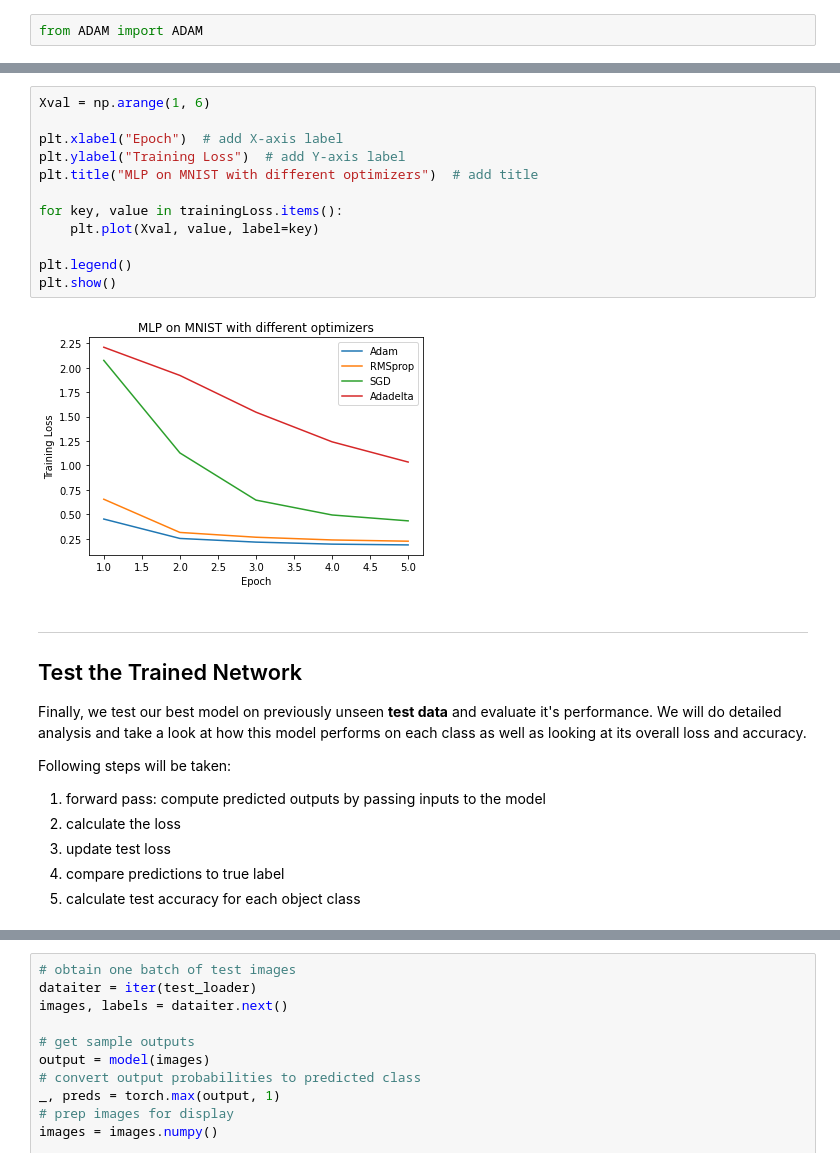
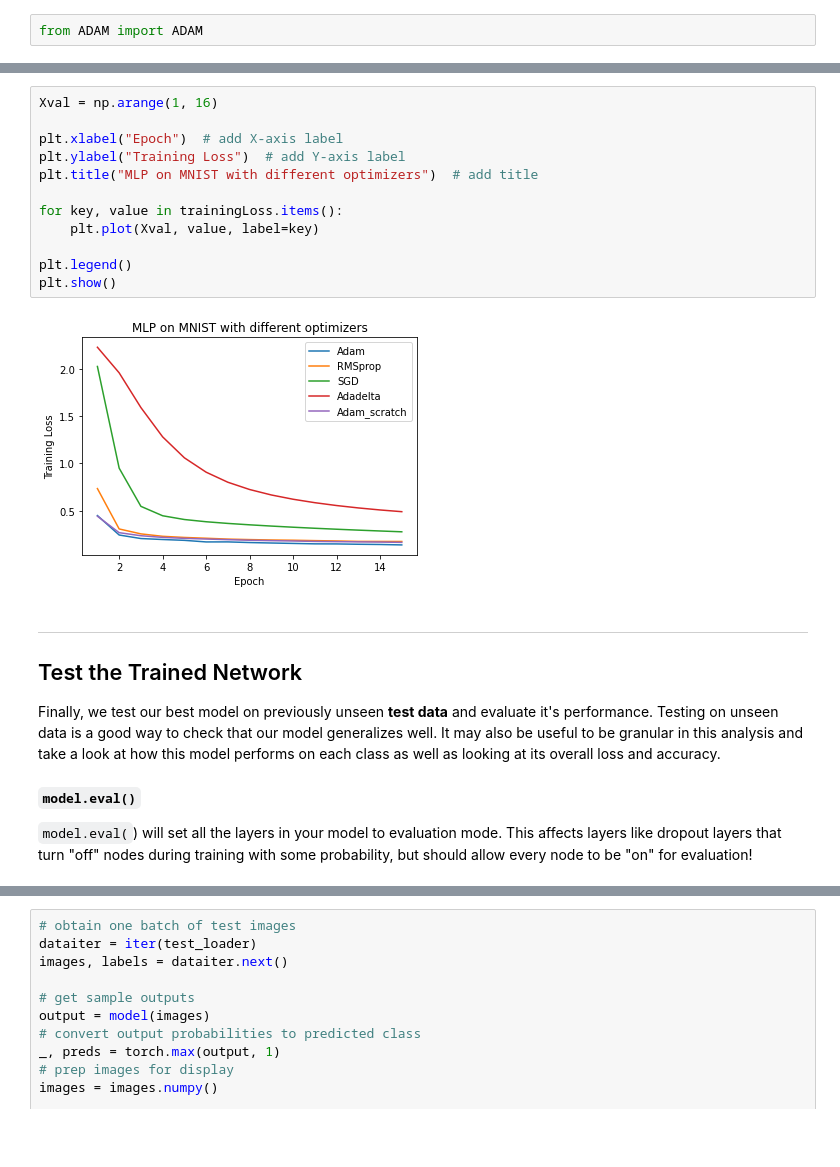
Before and after one commit to vishal-2000/SMAI-project, a Jupyter notebook: Mid-eval/Modified_MLP.ipynb, the cells around one changed output, grey strips where cells are left out. Saved outputs shown, nothing was run; the diff lists cells and outputs as text; blank space fills up the shorter version.

```diff
--- a/Mid-eval/Modified_MLP.ipynb
+++ b/Mid-eval/Modified_MLP.ipynb
@@ -185,30 +197,26 @@ Optimizer :  RMSprop
 # %%
-Xval = np.arange(1, 6)
+Xval = np.arange(1, 16)
 
 plt.xlabel("Epoch")  # add X-axis label
 plt.ylabel("Training Loss")  # add Y-axis label
 plt.title("MLP on MNIST with different optimizers")  # add title
 
 for key, value in trainingLoss.items():
     plt.plot(Xval, value, label=key)
 
 plt.legend()
 plt.show()
 # %% [output]
-[figure, old version]
+[figure, new version]
 # %% [markdown]
 ---
 ## Test the Trained Network
 
-Finally, we test our best model on previously unseen **test data** and evaluate it's performance. We will do detailed analysis and take a look at how this model performs on each class as well as looking at its overall loss and accuracy.
+Finally, we test our best model on previously unseen **test data** and evaluate it's performance. Testing on unseen data is a good way to check that our model generalizes well. It may also be useful to be granular in this analysis and take a look at how this model performs on each class as well as looking at its overall loss and accuracy.
 
-Following steps will be taken:
+#### `model.eval()`
 
-1. forward pass: compute predicted outputs by passing inputs to the model
-2. calculate the loss
-3. update test loss
-4. compare predictions to true label
-5. calculate test accuracy for each object class
+`model.eval(`) will set all the layers in your model to evaluation mode. This affects layers like dropout layers that turn "off" nodes during training with some probability, but should allow every node to be "on" for evaluation!
 # %%
 # initialize lists to monitor test loss and accuracy
 test_loss = 0.0
```
Also changed, not shown: parts of 10 cells of this notebook, 16 other files.
